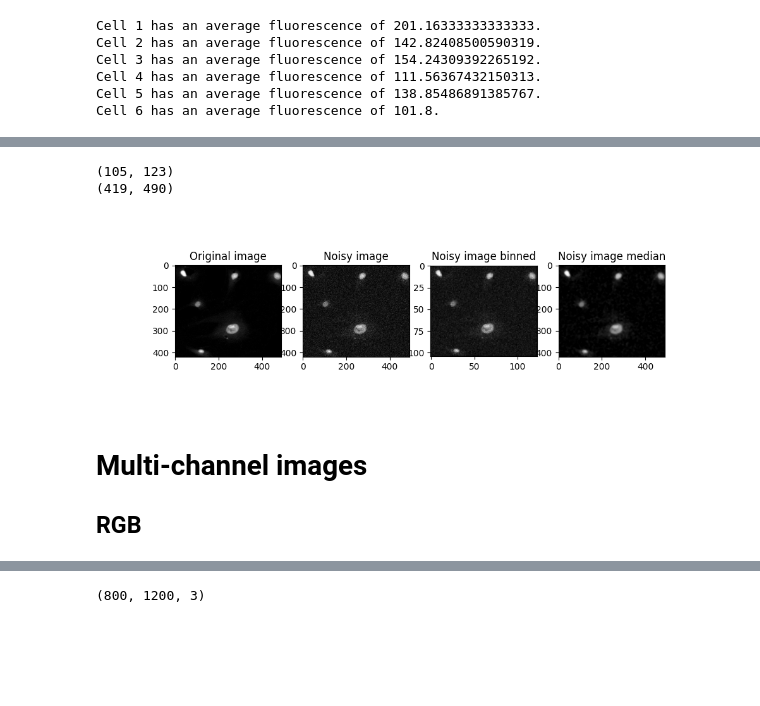
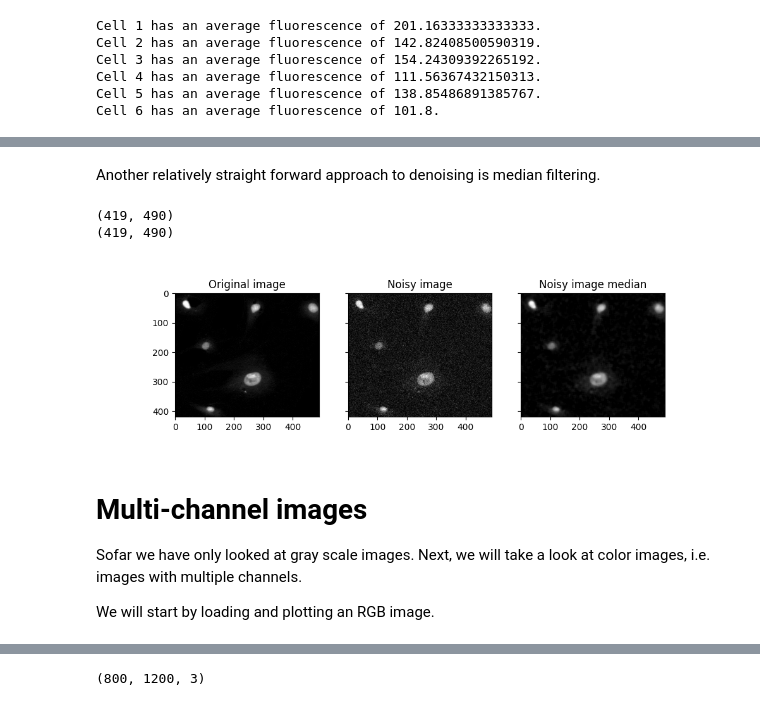
Before and after one commit to EPFL-Center-for-Imaging/ImagingLunch_ImagesInPython, a Jupyter notebook: Content.ipynb, the cells around one changed output, grey strips where cells are left out. Saved outputs shown, nothing was run; the diff lists cells and outputs as text; code cells hidden in the pictures; blank space fills up the shorter version.

```diff
--- a/Content.ipynb
+++ b/Content.ipynb
@@ -176,28 +274,30 @@ uint8
+# %% [markdown]
+Another relatively straight forward approach to denoising is median filtering.
+# %%
+import scipy.ndimage
+print(noisy_img.shape)
+noisy_img_median = scipy.ndimage.median_filter(noisy_img, 10)
+print(noisy_img_median.shape)
+# %% [output]
+(419, 490)
+(419, 490)
 # %%
-noisy_img_binned = skimage.transform.downscale_local_mean(noisy_img, 4)
-print(noisy_img_binned.shape)
-
-noisy_img_median = scipy.ndimage.median_filter(noisy_img, 10)
-print(noisy_img_median.shape)
-
-fig, axes = plt.subplots(1, 4, figsize=(10, 3))
+fig, axes = plt.subplots(1, 3, sharex=True, sharey=True, figsize=(10, 3))
 axes[0].imshow(img, cmap="gray", vmin=0, vmax=255)
 axes[0].set_title("Original image")
 axes[1].imshow(noisy_img, cmap="gray", vmin=0, vmax=255)
 axes[1].set_title("Noisy image")
-axes[2].imshow(noisy_img_binned, cmap="gray", vmin=0, vmax=255)
-axes[2].set_title("Noisy image binned")
-axes[3].imshow(noisy_img_median, cmap="gray", vmin=0, vmax=255)
-axes[3].set_title("Noisy image median")
+axes[2].imshow(noisy_img_median, cmap="gray", vmin=0, vmax=255)
+axes[2].set_title("Noisy image median")
 plt.show()
 # %% [output]
-(105, 123)
-(419, 490)
-[figure, old version]
+[figure, new version]
 # %% [markdown]
 Multi-channel images
 ====================
-RGB
----
+
+Sofar we have only looked at gray scale images. Next, we will take a look at color images, i.e. images with multiple channels.
+
+We will start by loading and plotting an RGB image.
 # %%
 img = skimage.io.imread("cheetah-running.jpg")
```
Also changed, not shown: parts of 68 cells of this notebook.
